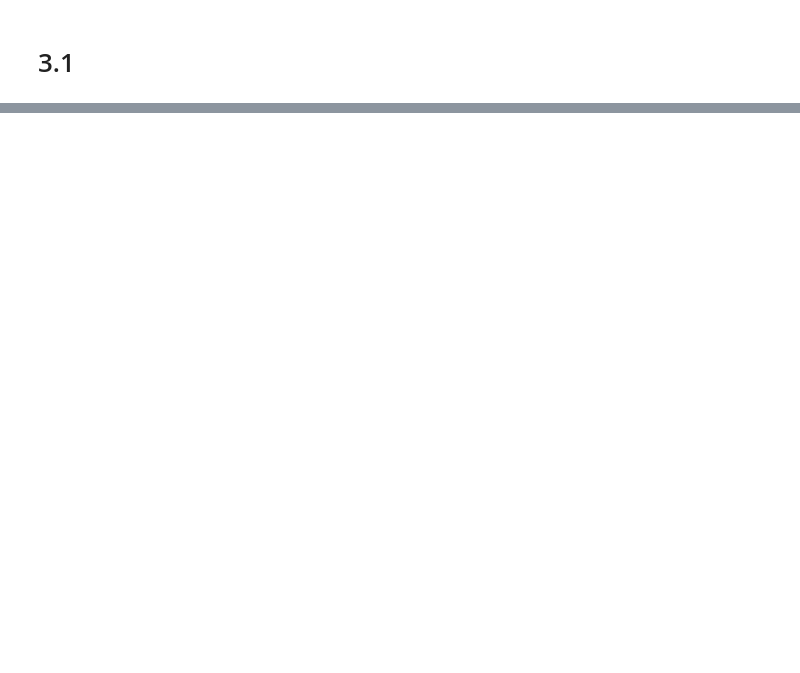
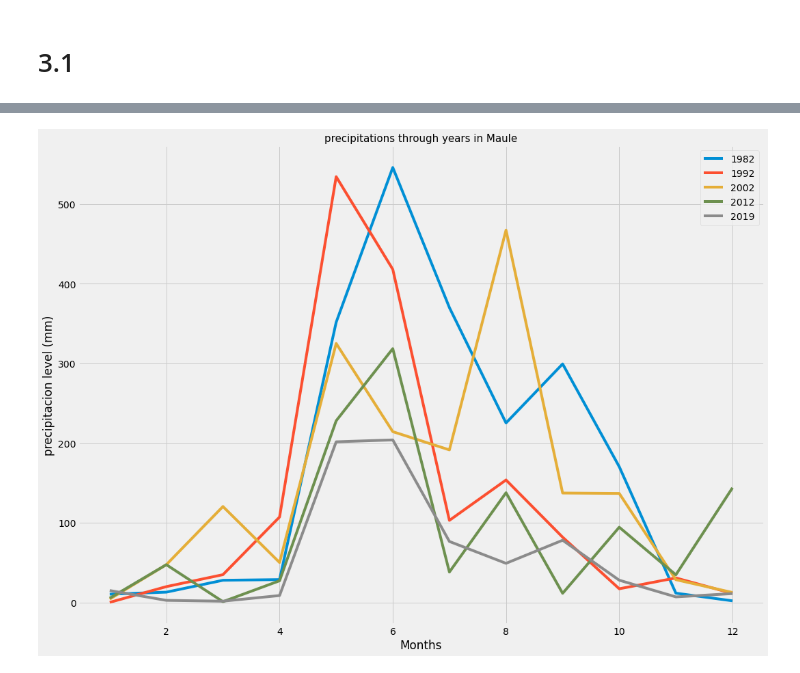
Before and after one commit to Reac92/solucion_spike, a Jupyter notebook: solucion.ipynb, the cells around one changed output, grey strips where cells are left out. Saved outputs shown, nothing was run; the diff lists cells and outputs as text; code cells hidden in the pictures; blank space fills up the shorter version.

```diff
--- a/solucion.ipynb
+++ b/solucion.ipynb
@@ -256,0 +309,8 @@ plot_precipitations(region_name, initial_date, final_date, precipitaciones)
+# %%
+# Precipitations in Region del Maule in the years 1982, 1992, 2002, 2012 and 2019
+region_name = "Maule"
+years = [1982, 1992, 2002, 2012, 2019]
+
+plot_precipitations_by_months(precipitaciones, years, region_name)
+# %% [output]
+[figure, added]
```
Also changed, not shown: parts of 11 cells of this notebook.
